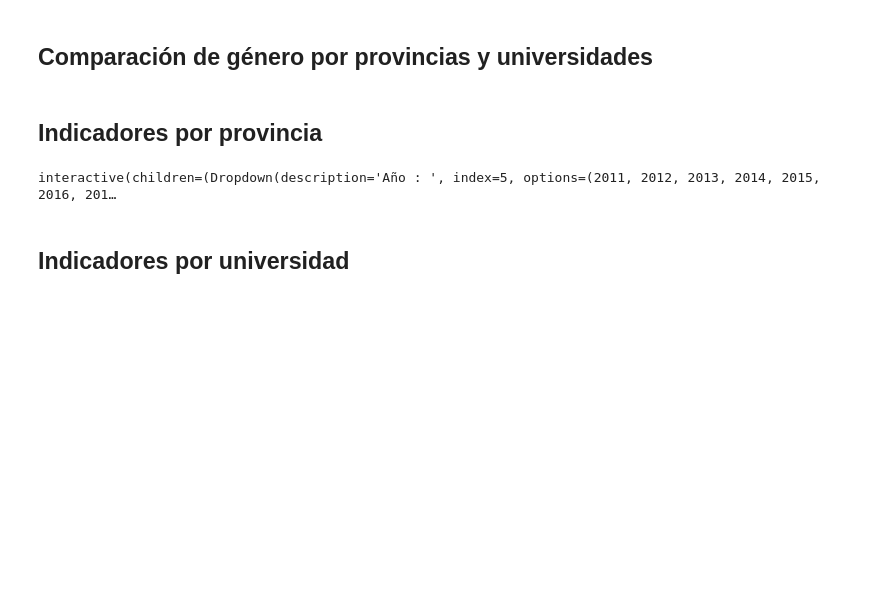
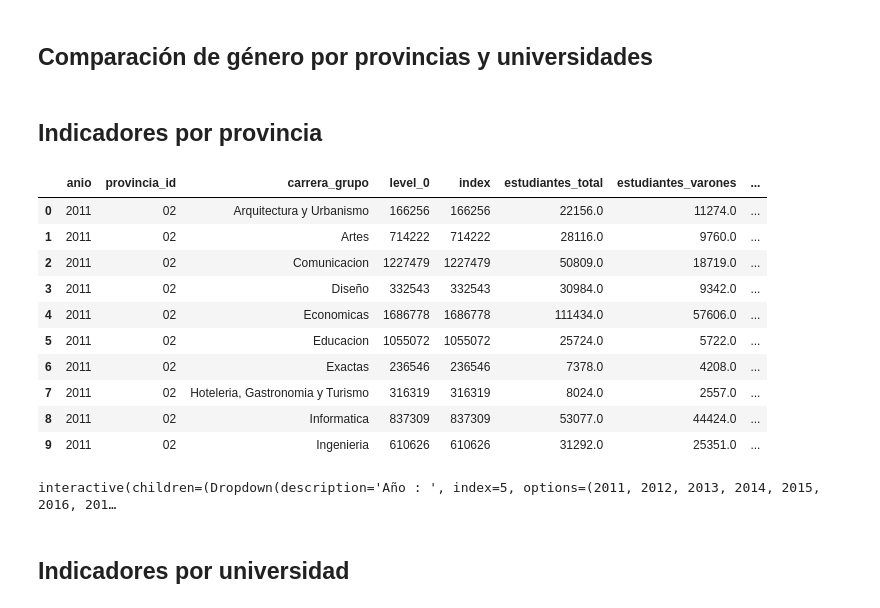
Before and after one commit to chicasentec/visualizacion_carreras, a Jupyter notebook: visualizaciones-next-journal.ipynb, the cells around one changed output. Drawn from its saved outputs; the diff is of its cells as text; code cells hidden in the pictures; blank space fills up the shorter version.

```diff
--- a/visualizaciones-next-journal.ipynb
+++ b/visualizaciones-next-journal.ipynb
@@ -123,6 +123,20 @@ osm_no_labels = "https://tiles.wmflabs.org/osm-no-labels/{z}/{x}/{y}.png"
 ign_labels = "http://wms.ign.gob.ar/geoserver/gwc/service/tms/1.0.0/capabaseargenmap@EPSG%3A3857@png/{z}/{x}/{y}.png"
 # %% [markdown]
 ## Indicadores por provincia
+# %%
+df_evolucion_ubicacion.head(10)
+# %% [output]
+|  | anio | provincia_id | carrera_grupo | level_0 | index | estudiantes_total | estudiantes_varones | ... |
+| 0 | 2011 | 02 | Arquitectura y Urbanismo | 166256 | 166256 | 22156.0 | 11274.0 | ... |
+| 1 | 2011 | 02 | Artes | 714222 | 714222 | 28116.0 | 9760.0 | ... |
+| 2 | 2011 | 02 | Comunicacion | 1227479 | 1227479 | 50809.0 | 18719.0 | ... |
+| 3 | 2011 | 02 | Diseño | 332543 | 332543 | 30984.0 | 9342.0 | ... |
+| 4 | 2011 | 02 | Economicas | 1686778 | 1686778 | 111434.0 | 57606.0 | ... |
+| 5 | 2011 | 02 | Educacion | 1055072 | 1055072 | 25724.0 | 5722.0 | ... |
+| 6 | 2011 | 02 | Exactas | 236546 | 236546 | 7378.0 | 4208.0 | ... |
+| 7 | 2011 | 02 | Hoteleria, Gastronomia y Turismo | 316319 | 316319 | 8024.0 | 2557.0 | ... |
+| 8 | 2011 | 02 | Informatica | 837309 | 837309 | 53077.0 | 44424.0 | ... |
+| 9 | 2011 | 02 | Ingenieria | 610626 | 610626 | 31292.0 | 25351.0 | ... |
 # %%
 INDICADORES_HEATMAP = {
     "estudiantes_mujeres_pct" : "Ratio de estudiantes mujeres",
```
Also changed, not shown: parts of 1 cell of this notebook, 13 other files.
